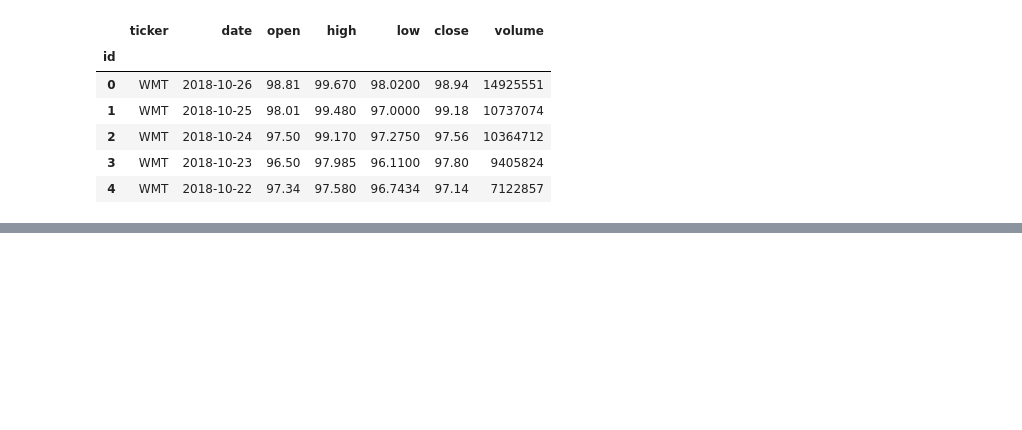
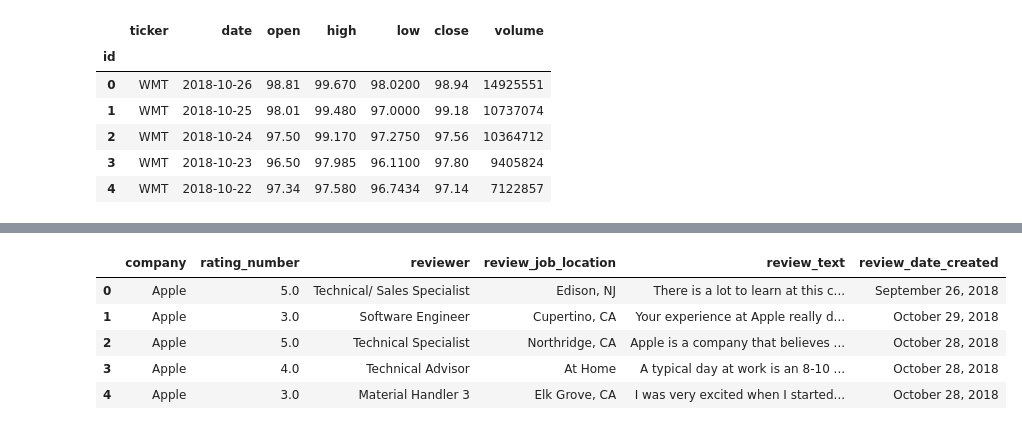
Before and after one commit to mtoriello0725/Fortune500_Database, a Jupyter notebook: Dataset_Transformation.ipynb, the cells around one changed output, grey strips where cells are left out. Cells and saved outputs as stored; diff of their text form; code cells hidden in the pictures; blank space fills up the shorter version.

```diff
--- a/Dataset_Transformation.ipynb
+++ b/Dataset_Transformation.ipynb
@@ -174,0 +186,10 @@ stock_values_df.to_sql("stock_values", conn, if_exists="replace")
+# %%
+apple_reviews_df.drop(columns=["Unnamed: 0", "review_job_title", "page_retrieved"], inplace=True)
+apple_reviews_df.head()
+# %% [output]
+|  | company | rating_number | reviewer | review_job_location | review_text | review_date_created |
+| 0 | Apple | 5.0 | Technical/ Sales Specialist | Edison, NJ | There is a lot to learn at this c... | September 26, 2018 |
+| 1 | Apple | 3.0 | Software Engineer | Cupertino, CA | Your experience at Apple really d... | October 29, 2018 |
+| 2 | Apple | 5.0 | Technical Specialist | Northridge, CA | Apple is a company that believes ... | October 28, 2018 |
+| 3 | Apple | 4.0 | Technical Advisor | At Home | A typical day at work is an 8-10 ... | October 28, 2018 |
+| 4 | Apple | 3.0 | Material Handler 3 | Elk Grove, CA | I was very excited when I started... | October 28, 2018 |
```
Also changed, not shown: parts of 15 cells of this notebook, 5 other files.
